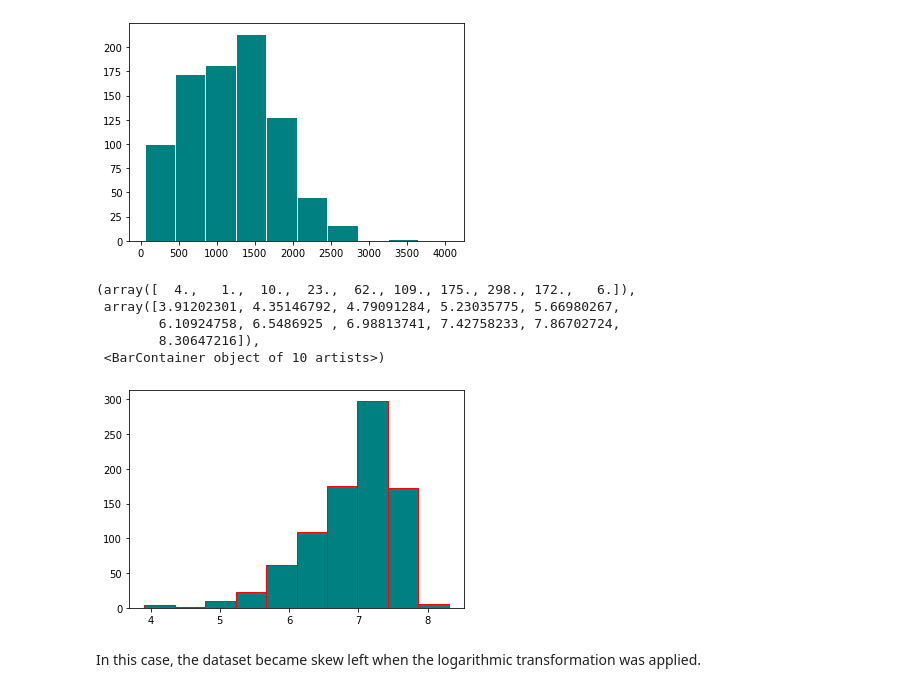
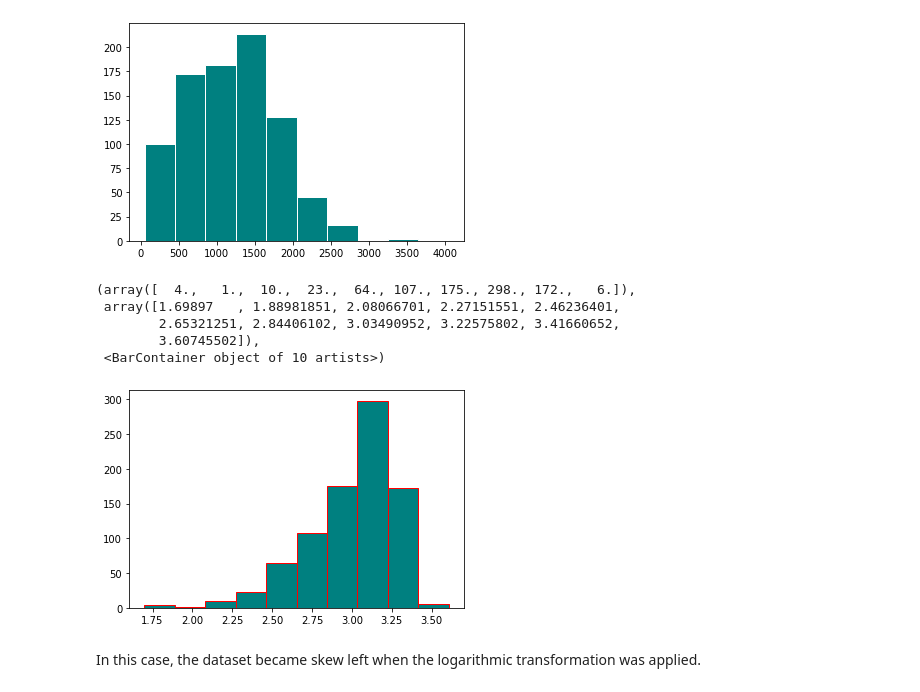
Before and after one commit to jbravo87/blog-projects, a Jupyter notebook: exoplanet_data_notebook.ipynb, the cells around one changed output. Cells and saved outputs as stored; diff of their text form; code cells hidden in the pictures.

```diff
--- a/exoplanet_data_notebook.ipynb
+++ b/exoplanet_data_notebook.ipynb
@@ -693,15 +693,15 @@ plt.hist(temp, color = "teal", edgecolor = 'white')
  <BarContainer object of 10 artists>)
 [figure]
 # %%
-temp_log = np.log(temp)
+temp_log = np.log10(temp)
 plt.hist(temp_log, color = "teal", edgecolor = 'red')
 # %% [output]
-(array([  4.,   1.,  10.,  23.,  62., 109., 175., 298., 172.,   6.]),
- array([3.91202301, 4.35146792, 4.79091284, 5.23035775, 5.66980267,
-        6.10924758, 6.5486925 , 6.98813741, 7.42758233, 7.86702724,
-        8.30647216]),
+(array([  4.,   1.,  10.,  23.,  64., 107., 175., 298., 172.,   6.]),
+ array([1.69897   , 1.88981851, 2.08066701, 2.27151551, 2.46236401,
+        2.65321251, 2.84406102, 3.03490952, 3.22575802, 3.41660652,
+        3.60745502]),
  <BarContainer object of 10 artists>)
-[figure, old version]
+[figure, new version]
 # %% [markdown]
 In this case, the dataset became skew left when the logarithmic transformation was applied.
 # %% [markdown]
```
Also changed, not shown: parts of 32 cells of this notebook.
